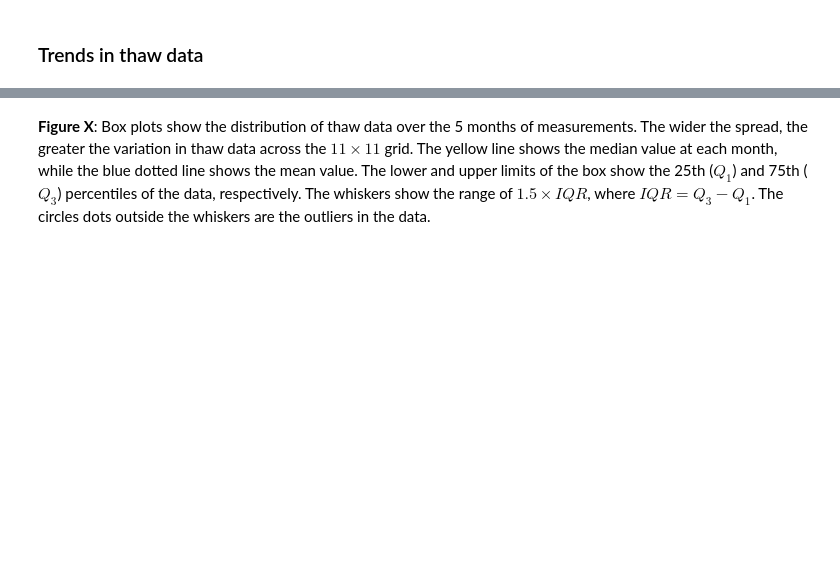
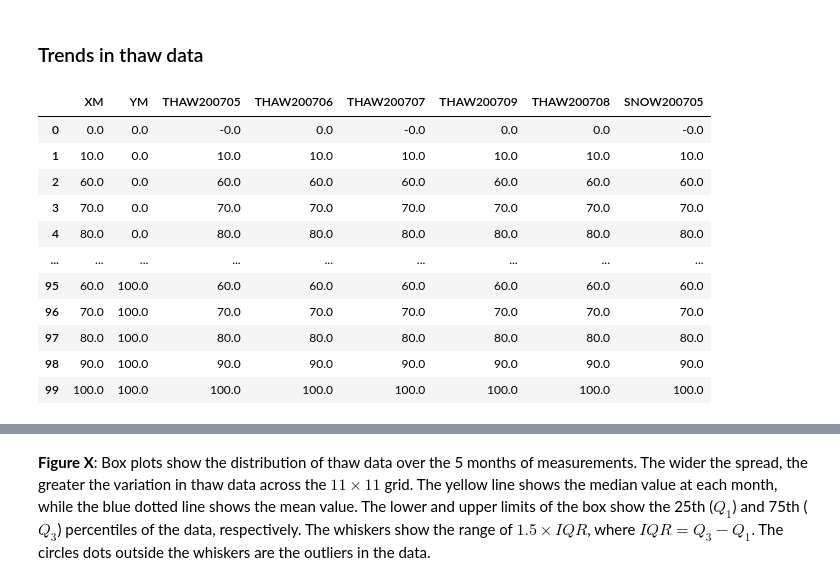
Before and after one commit to pmhalvor/geo4460, a Jupyter notebook: lab/GIS4/Halvorsen_GEO4460_report4_interpolation.ipynb, the cells around one changed output, grey strips where cells are left out. Drawn from its saved outputs; the diff is of its cells as text; code cells hidden in the pictures; blank space fills up the shorter version.

```diff
--- a/lab/GIS4/Halvorsen_GEO4460_report4_interpolation.ipynb
+++ b/lab/GIS4/Halvorsen_GEO4460_report4_interpolation.ipynb
@@ -65,3 +66,92 @@ The major difference between the two analyses would the amount of outliers in th
 For this analysis, we will leverage open-sourced Python libraries such as `numpy`, `pandas`, and `matplotlib` for efficient and reproducible results.
 # %% [markdown]
 ### Trends in thaw data
+# %%
+import os
+import pandas as pd
+from simpledbf import Dbf5
+import matplotlib.pyplot as plt
+
+
+def load_snow_thaw_data_sampled(dir_path: str = "."):
+    """
+    Method for loading randomly sampled snow and thaw data.
+    Load snow and thaw data from the specified directory.
+
+    Args:
+        dir_path (str): The path to the directory containing the data files.
+
+    Returns:
+        dict: A dictionary containing the loaded data.
+    """
+    expected_file_prefixes = ["SNOW", "THAW"]
+
+    data = pd.DataFrame()
+
+    for file_name in os.listdir(dir_path):
+        if any(file_name.startswith(prefix) for prefix in expected_file_prefixes):
+            file_path = os.path.join(dir_path, file_name)
+
+            if os.path.exists(file_path):
+                with open(file_path, 'r') as file:
+                    file_data = pd.read_csv(file, sep=";", header=0)
+
+                    if len(data) > 0:
+                        data = pd.merge(data, file_data, how="inner", on=["random_sample","X","Y"])
+                    else:
+                        data = file_data
+            else:
+                print(f"Warning: {file_name} not found in {dir_path}")
+
+    data = preprocess(data)
+    return data
+
+def preprocess(data: pd.DataFrame) -> pd.DataFrame:
+    """
+    Preprocess the data by renaming columns and dropping unnecessary ones.
+
+    Args:
+        data (pd.DataFrame): The data to preprocess.
+
+    Returns:
+        pd.DataFrame: The preprocessed data.
+    """
+    data.rename(columns={"X": "XM", "Y": "YM"}, inplace=True)
+    data.drop(columns=["random_sample"], inplace=True)
+    data.rename(columns=lambda col: col.replace("GPI_", "").replace("_Band_1", ""), inplace=True)
+    data = data.replace(',', '.', regex=True).astype(float)
+    return data
+
+def load_snow_thaw_data_raw(dir_path: str = "."):
+    """
+    Method for loading raw snow and thaw data.
+    Load snow and thaw data from the specified directory.
+
+    Args:
+        dir_path (str): The path to the directory containing the data files.
+
+    Returns:
+        dict: A dictionary containing the loaded data.
+    """
+    snow_melt_path = os.path.join(dir_path,"month_thaw_snow.dbf")
+
+    snow_melt_dbf = Dbf5(snow_melt_path)
+
+    return snow_melt_dbf.to_dataframe()
+
+
+load_snow_thaw_data_sampled("exports")
+# load_snow_thaw_data_raw("GIS4_datafiles")
+# %% [output]
+|  | XM | YM | THAW200705 | THAW200706 | THAW200707 | THAW200709 | THAW200708 | SNOW200705 |
+| 0 | 0.0 | 0.0 | -0.0 | 0.0 | -0.0 | 0.0 | 0.0 | -0.0 |
+| 1 | 10.0 | 0.0 | 10.0 | 10.0 | 10.0 | 10.0 | 10.0 | 10.0 |
+| 2 | 60.0 | 0.0 | 60.0 | 60.0 | 60.0 | 60.0 | 60.0 | 60.0 |
+| 3 | 70.0 | 0.0 | 70.0 | 70.0 | 70.0 | 70.0 | 70.0 | 70.0 |
+| 4 | 80.0 | 0.0 | 80.0 | 80.0 | 80.0 | 80.0 | 80.0 | 80.0 |
+| ... | ... | ... | ... | ... | ... | ... | ... | ... |
+| 95 | 60.0 | 100.0 | 60.0 | 60.0 | 60.0 | 60.0 | 60.0 | 60.0 |
+| 96 | 70.0 | 100.0 | 70.0 | 70.0 | 70.0 | 70.0 | 70.0 | 70.0 |
+| 97 | 80.0 | 100.0 | 80.0 | 80.0 | 80.0 | 80.0 | 80.0 | 80.0 |
+| 98 | 90.0 | 100.0 | 90.0 | 90.0 | 90.0 | 90.0 | 90.0 | 90.0 |
+| 99 | 100.0 | 100.0 | 100.0 | 100.0 | 100.0 | 100.0 | 100.0 | 100.0 |
```
Also changed, not shown: parts of 5 cells of this notebook, 1 other file.
